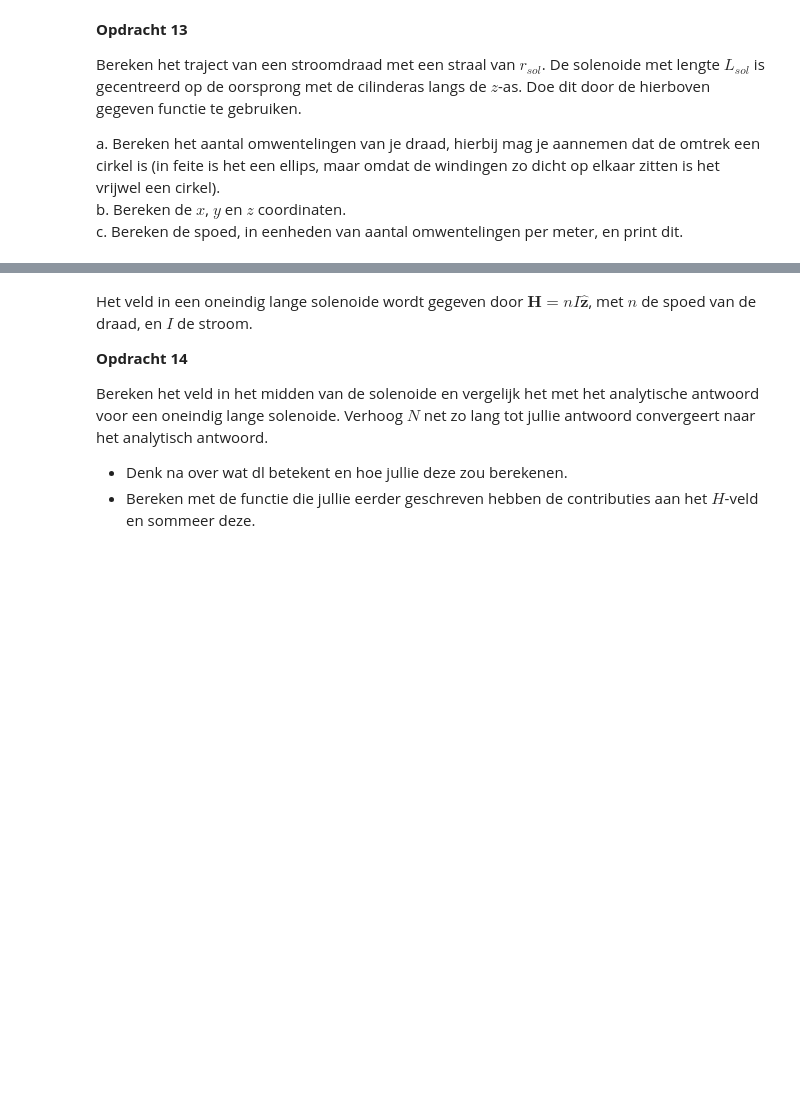
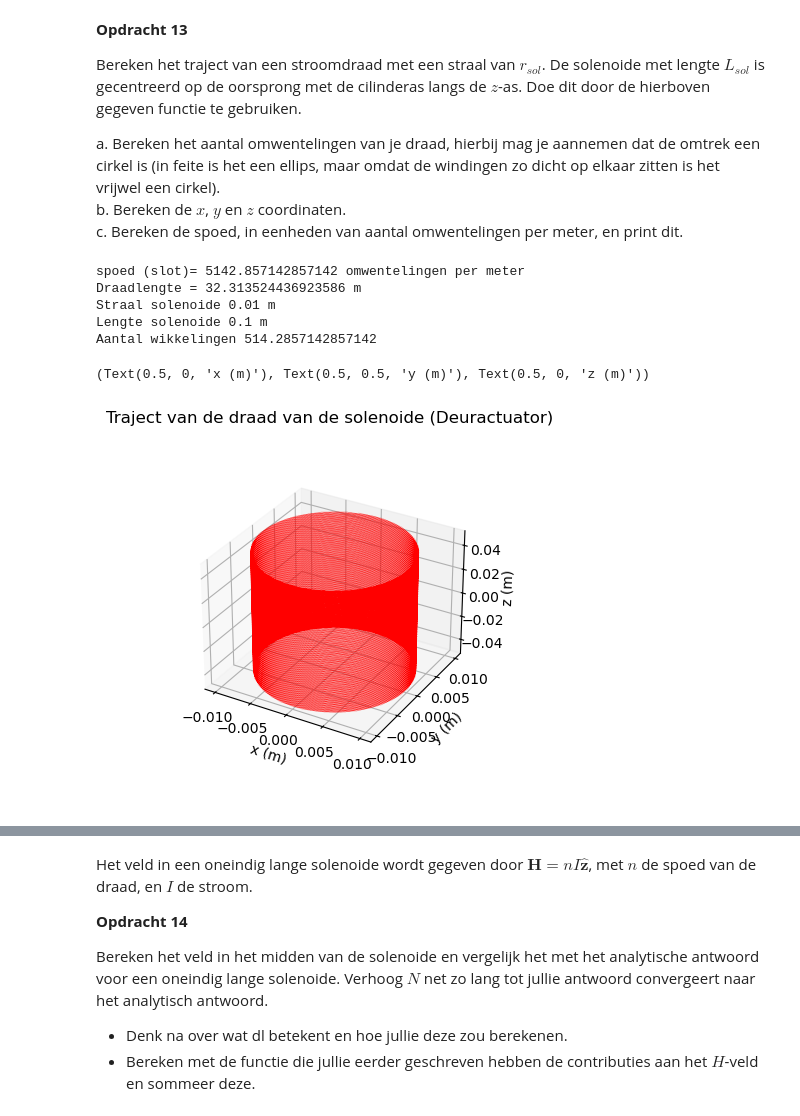
Before and after one commit to felicievdl/Felicie-opdrachten-DEF-D, a Jupyter notebook: DigitaleOntwerpopdrachten/2KrachtactuatorOpdracht/KrachtactuatorOpdracht.ipynb, the cells around one changed output, grey strips where cells are left out. Drawn from its saved outputs; the diff is of its cells as text; code cells hidden in the pictures; blank space fills up the shorter version.

```diff
--- a/DigitaleOntwerpopdrachten/2KrachtactuatorOpdracht/KrachtactuatorOpdracht.ipynb
+++ b/DigitaleOntwerpopdrachten/2KrachtactuatorOpdracht/KrachtactuatorOpdracht.ipynb
@@ -481,4 +466,39 @@ Bereken het traject van een stroomdraad met een straal van $r_{sol}$. De solenoi
 a. Bereken het aantal omwentelingen van je draad, hierbij mag je aannemen dat de omtrek een cirkel is (in feite is het een ellips, maar omdat de windingen zo dicht op elkaar zitten is het vrijwel een cirkel).\
 b. Bereken de $x$, $y$ en $z$ coordinaten.\
 c. Bereken de spoed, in eenheden van aantal omwentelingen per meter, en print dit.
+# %%
+#Deuractuator
+l_draad0 = l_max0 # Lengte draad
+r_sol_deur = 0.01 # Straal solenoide
+L_sol_deur = 0.1 # Lengte solenoide
+
+#a
+N_deur = l_draad0/(2*np.pi*r_sol_deur) # Aantal wikkelingen
+
+#b
+N_stappen2=10000
+x2, y2, z2 = parametrisatie(N_stappen2, r_sol_deur, N_deur, L_sol_deur)
+
+#c
+spoed2 = N_deur / L_sol_deur
+print("spoed (slot)=",spoed2, "omwentelingen per meter")
+print("Draadlengte =", l_draad0, "m")
+print("Straal solenoide", r_sol_deur, "m")
+print("Lengte solenoide", L_sol_deur, "m")
+print("Aantal wikkelingen", N_deur)
+
+# Enkele plots
+ax=plt.figure().add_subplot(projection='3d')
+plt.title('Traject van de draad van de solenoide (Deuractuator)')
+plt.plot(x2, y2, z2, '-r', linewidth=0.1)
+ax.set_box_aspect(aspect=None, zoom=0.8)
+ax.set_xlabel('x (m)'), ax.set_ylabel('y (m)'), ax.set_zlabel('z (m)')
+# %% [output]
+spoed (slot)= 5142.857142857142 omwentelingen per meter
+Draadlengte = 32.313524436923586 m
+Straal solenoide 0.01 m
+Lengte solenoide 0.1 m
+Aantal wikkelingen 514.2857142857142
+(Text(0.5, 0, 'x (m)'), Text(0.5, 0.5, 'y (m)'), Text(0.5, 0, 'z (m)'))
+[figure, added]
 # %%
```
Also changed, not shown: parts of 10 cells of this notebook.
